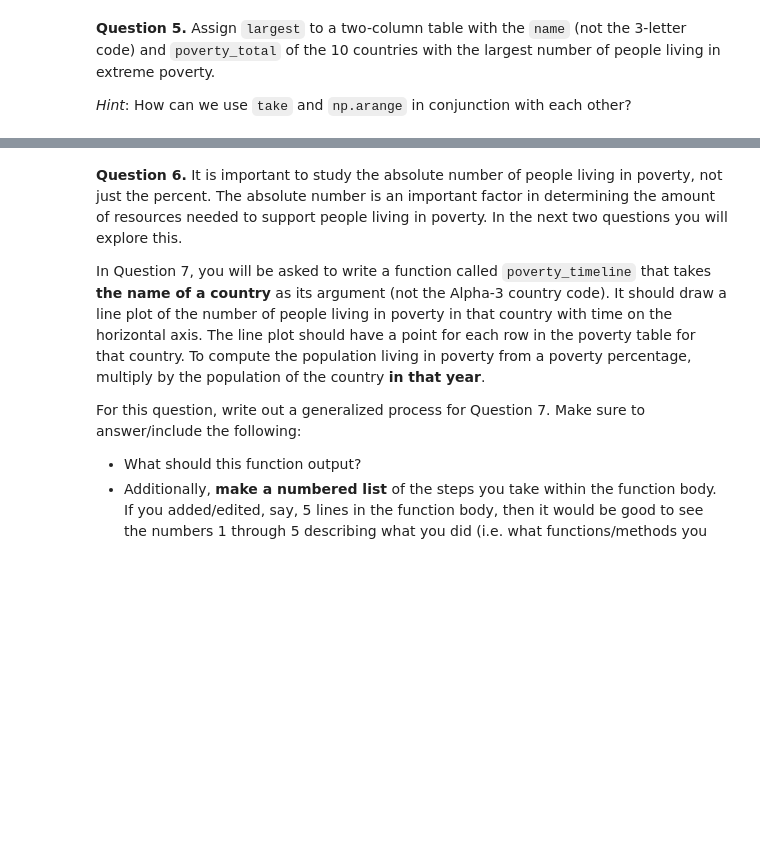
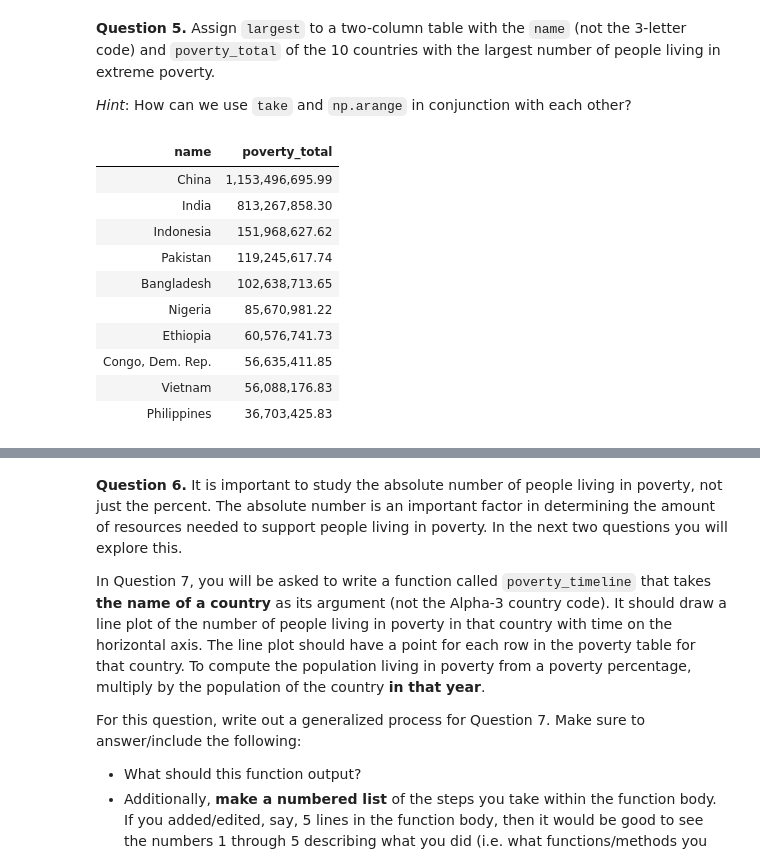
Before and after one commit to Ilawrenc08/Intro-to-Data-Analytics, a Jupyter notebook: Project 1/project1.ipynb, the cells around one changed output, grey strips where cells are left out. Saved outputs shown, nothing was run; the diff lists cells and outputs as text; code cells hidden in the pictures; blank space fills up the shorter version.

```diff
--- a/Project 1/project1.ipynb
+++ b/Project 1/project1.ipynb
@@ -685,7 +751,19 @@ Although people lived in extreme poverty throughout the world in 2010 (with more
 
 *Hint*: How can we use `take` and `np.arange` in conjunction with each other?
 # %%
-largest = ...
+largest = poverty_map.sort('poverty_total', descending = True).select('name', 'poverty_total').take(np.arange(10))
 largest.set_format('poverty_total', NumberFormatter)
+# %% [output]
+| name | poverty_total |
+| China | 1,153,496,695.99 |
+| India | 813,267,858.30 |
+| Indonesia | 151,968,627.62 |
+| Pakistan | 119,245,617.74 |
+| Bangladesh | 102,638,713.65 |
+| Nigeria | 85,670,981.22 |
+| Ethiopia | 60,576,741.73 |
+| Congo, Dem. Rep. | 56,635,411.85 |
+| Vietnam | 56,088,176.83 |
+| Philippines | 36,703,425.83 |
 # %%
 grader.check("q2_5")
```
Also changed, not shown: parts of 19 cells of this notebook, 1 other file.
